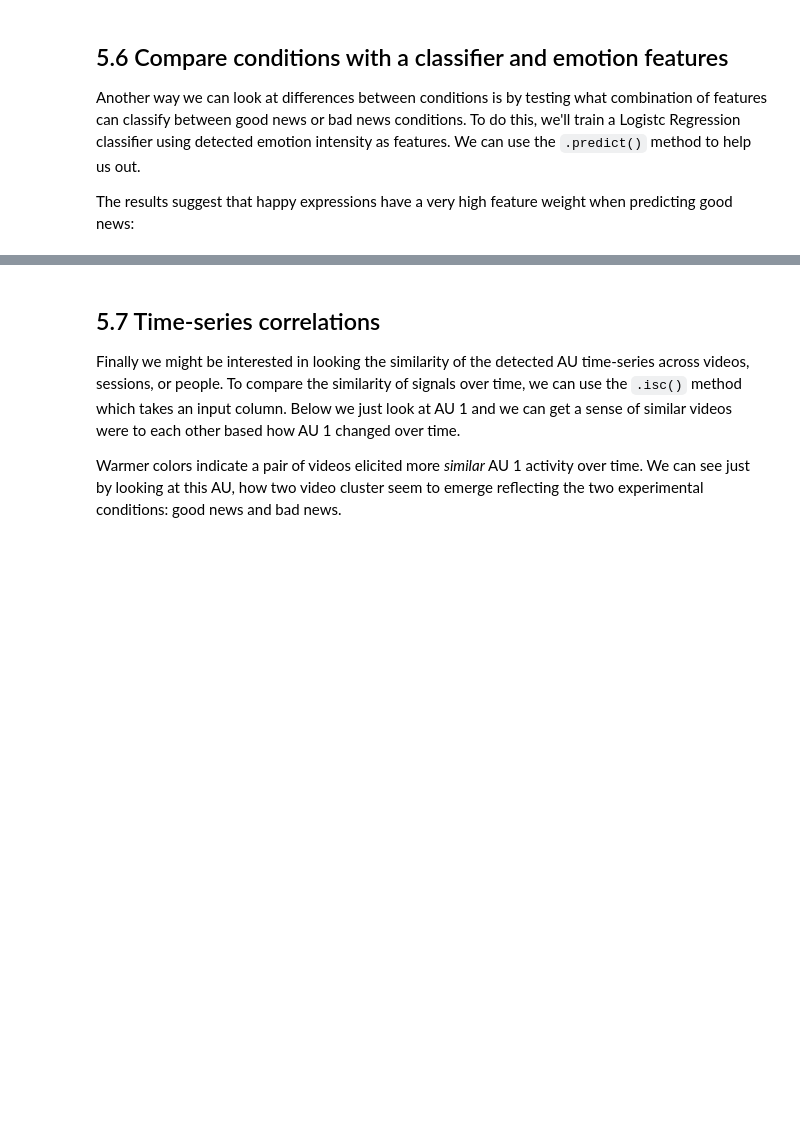
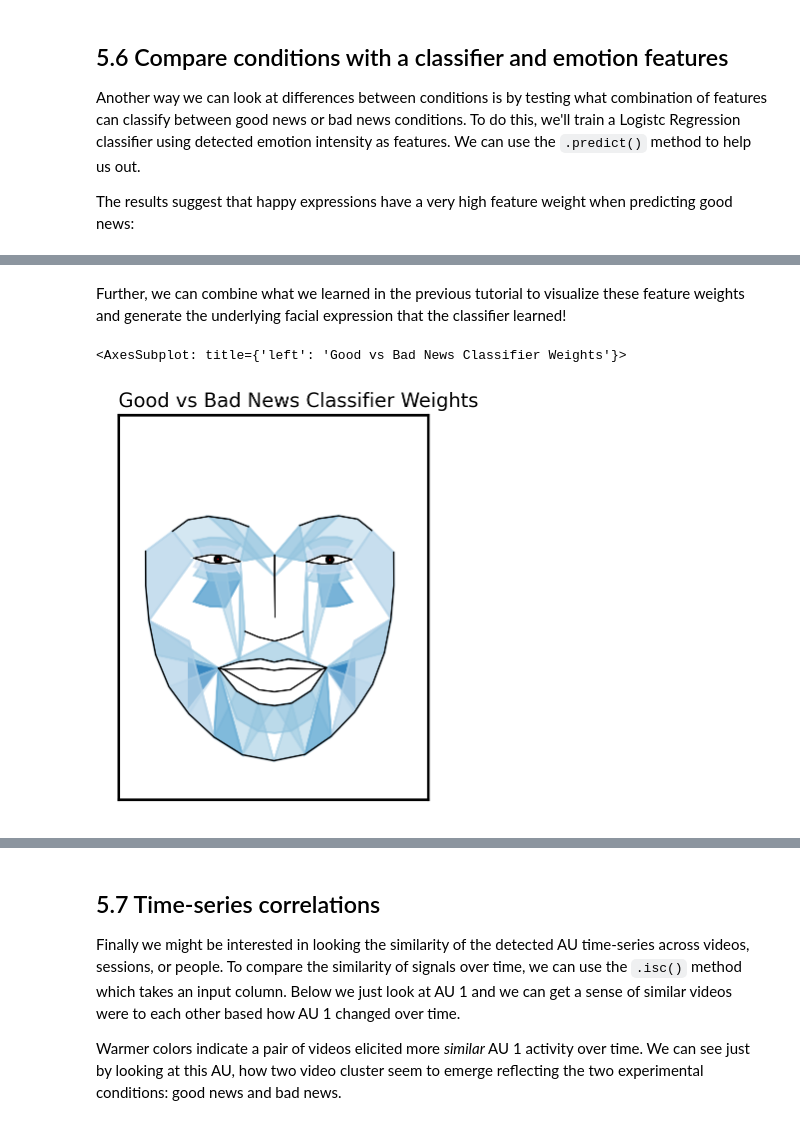
Before and after one commit to cosanlab/py-feat, a Jupyter notebook: docs/basic_tutorials/05_fex_analysis.ipynb, the cells around one changed output, grey strips where cells are left out. Saved outputs shown, nothing was run; the diff lists cells and outputs as text; code cells hidden in the pictures; blank space fills up the shorter version.

```diff
--- a/docs/basic_tutorials/05_fex_analysis.ipynb
+++ b/docs/basic_tutorials/05_fex_analysis.ipynb
@@ -314,0 +260,7 @@ coefficients for predicting class: goodNews
+# %%
+clf, accuracy = fex.predict(
+    X=fex.aus, y=fex.sessions, model=LogisticRegression
+)
+print(f"Accuracy: {accuracy.mean():.3g} +/- {accuracy.std():.3g}")
+print(f"Coefficients for predicting class: {clf.classes_[1]}")
+pd.DataFrame(clf.coef_, columns=fex.aus.columns)
@@ -314,0 +272,14 @@ coefficients for predicting class: goodNews
+# %% [markdown]
+Further, we can combine what we learned in the previous tutorial to visualize these feature weights and generate the underlying facial expression that the classifier learned!
+# %%
+from feat.plotting import plot_face
+
+plot_face(
+    au=clf.coef_.squeeze(),
+    feature_range=(0, 1),
+    muscles={"all": "heatmap"},
+    title="Good vs Bad News Classifier Weights",
+)
+# %% [output]
+<AxesSubplot: title={'left': 'Good vs Bad News Classifier Weights'}>
+[figure, added]
```
Also changed, not shown: parts of 35 cells of this notebook, 3 other files.
